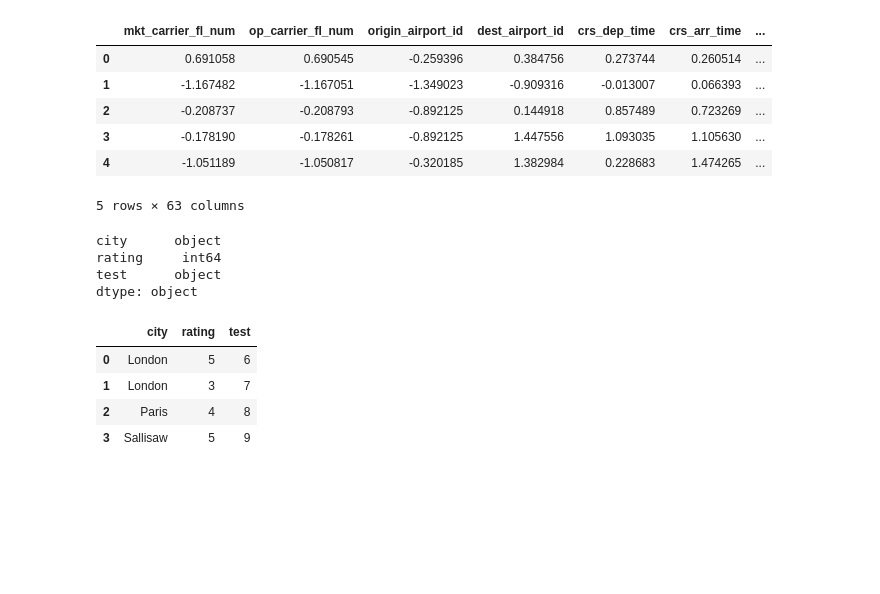
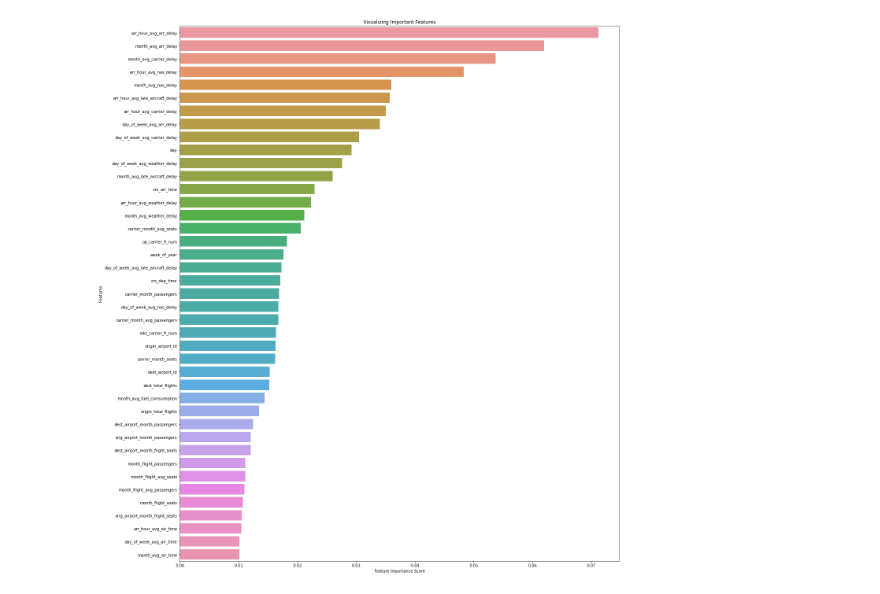
Before and after one commit to Zmek95/Flight_Delay_Predictor, a Jupyter notebook: full_framework.ipynb, the cells around one changed output. Drawn from its saved outputs; the diff is of its cells as text; code cells hidden in the pictures; blank space fills up the shorter version.

```diff
--- a/full_framework.ipynb
+++ b/full_framework.ipynb
@@ -19 +25,3 @@ test.head()
+# %%
+y_df = pd.read_csv('data/target.csv')
 # %%
@@ -38,0 +56,3 @@ dtype: object
+# %%
+X = X_df.values
+y = y_df.values.ravel()
@@ -38,0 +63,6 @@ dtype: object
+# %%
+from sklearn.model_selection import train_test_split
+
+X_train, X_test, y_train, y_test = train_test_split(X, y, test_size=0.2, random_state=42)
+# %%
+trained_model = randforest_reg(X_train,y_train)
@@ -39 +82,5 @@ dtype: object
+# %%
+ensemble_feature_importance(trained_model['RandomForest_Reg'], X_df)
+# %% [output]
+[figure, added]
 # %%
@@ -41,27 +87,0 @@ from src.modules.feature_engineering import scale_encoder
-# %%
-final_df, _,= scale_encoder(test)
-final_df.head()
-# %% [output]
-|  | mkt_carrier_fl_num | op_carrier_fl_num | origin_airport_id | dest_airport_id | crs_dep_time | crs_arr_time | ... |
-| 0 | 0.691058 | 0.690545 | -0.259396 | 0.384756 | 0.273744 | 0.260514 | ... |
-| 1 | -1.167482 | -1.167051 | -1.349023 | -0.909316 | -0.013007 | 0.066393 | ... |
-| 2 | -0.208737 | -0.208793 | -0.892125 | 0.144918 | 0.857489 | 0.723269 | ... |
-| 3 | -0.178190 | -0.178261 | -0.892125 | 1.447556 | 1.093035 | 1.105630 | ... |
-| 4 | -1.051189 | -1.050817 | -0.320185 | 1.382984 | 0.228683 | 1.474265 | ... |
-5 rows × 63 columns
-# %%
-X = pd.DataFrame({'city': ['London', 'London', 'Paris', 'Sallisaw'], 'rating': [5, 3, 4, 5], 'test': ['6','7','8','9']})
-X.dtypes
-# %% [output]
-city      object
-rating     int64
-test      object
-dtype: object
-# %%
-X.head()
-# %% [output]
-|  | city | rating | test |
-| 0 | London | 5 | 6 |
-| 1 | London | 3 | 7 |
-| 2 | Paris | 4 | 8 |
-| 3 | Sallisaw | 5 | 9 |
```
Also changed, not shown: parts of 16 cells of this notebook, 1 other file.
